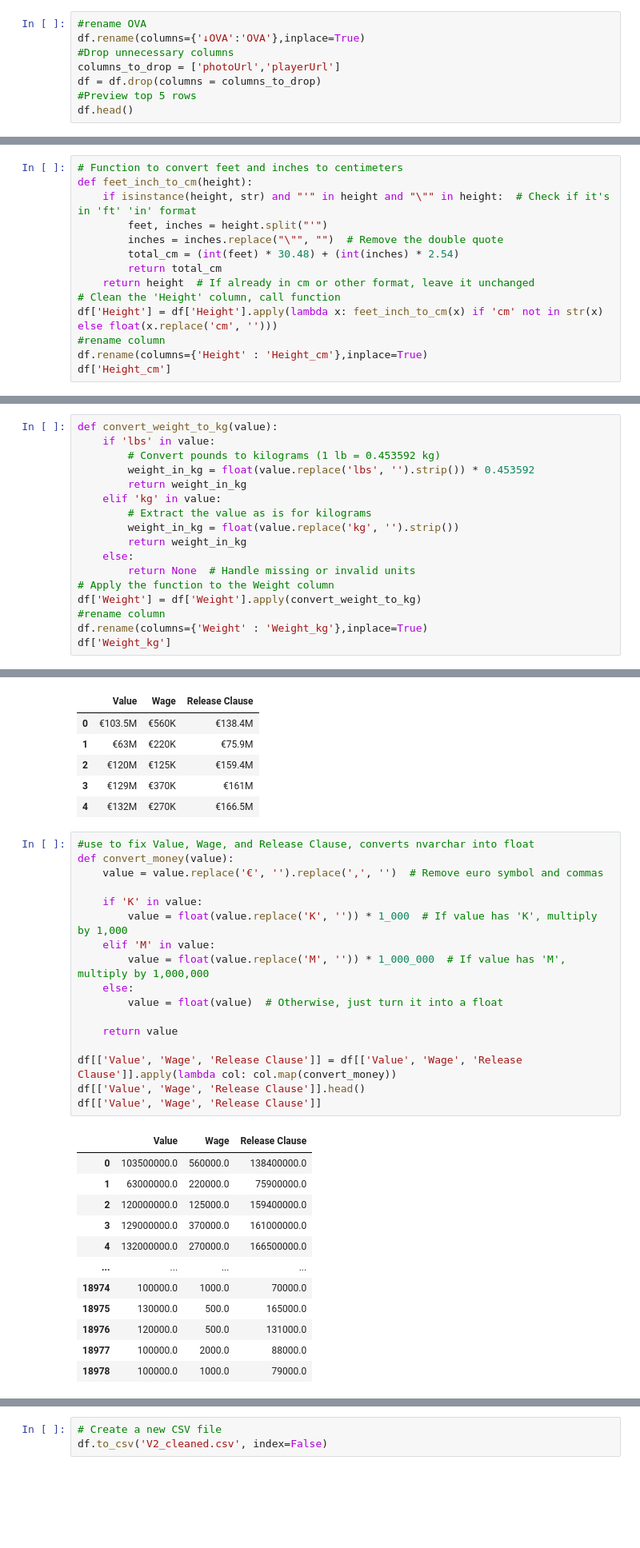
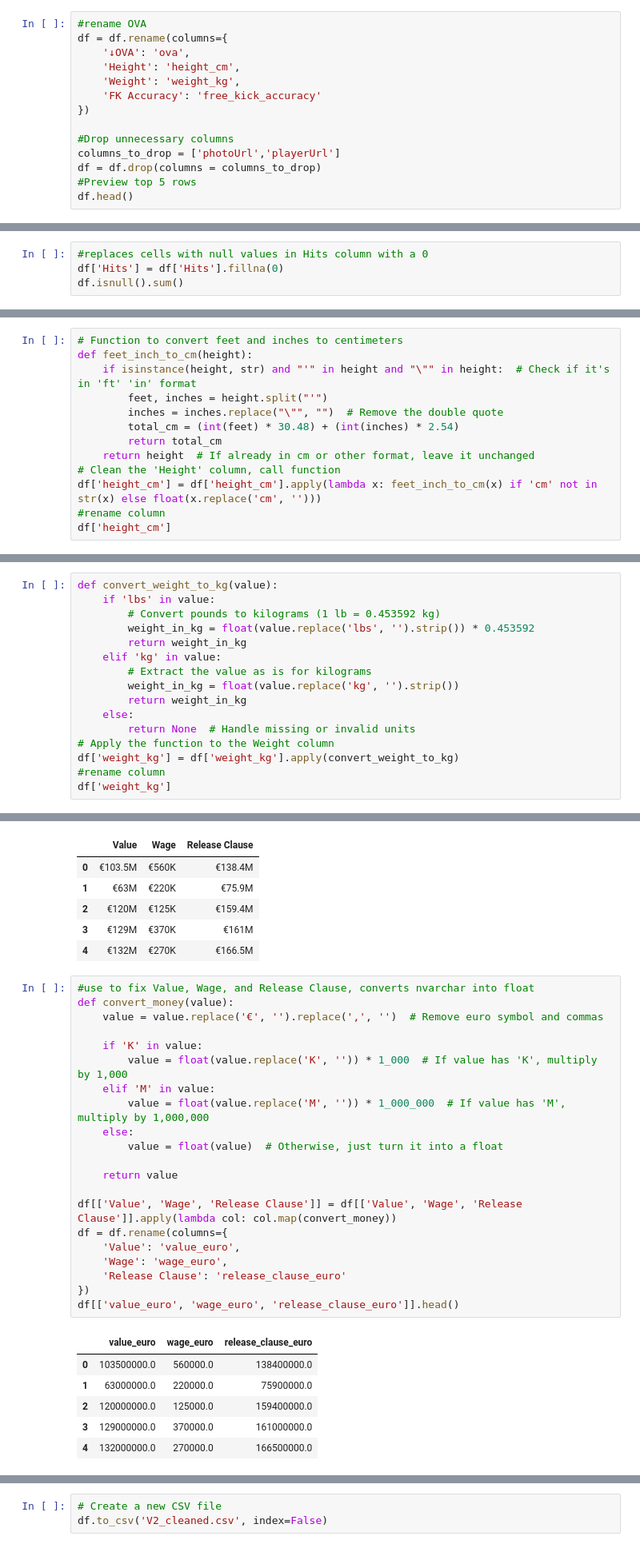
Before and after one commit to thusvang/fifa-21-raw-cleaning-python, a Jupyter notebook: v2 cleaning.ipynb, the cells around one changed output, grey strips where cells are left out. Shown: that part at 80% size. Drawn from its saved outputs; the diff is of its cells as text; blank space fills up the shorter version.

```diff
--- a/v2 cleaning.ipynb
+++ b/v2 cleaning.ipynb
@@ -22,7 +22,13 @@ df.head()
 5 rows × 77 columns
 # %%
 #rename OVA
-df.rename(columns={'↓OVA':'OVA'},inplace=True)
+df = df.rename(columns={
+    '↓OVA': 'ova',
+    'Height': 'height_cm',
+    'Weight': 'weight_kg',
+    'FK Accuracy': 'free_kick_accuracy'
+})
+
 #Drop unnecessary columns
 columns_to_drop = ['photoUrl','playerUrl']
 df = df.drop(columns = columns_to_drop)
@@ -49,0 +70,4 @@ np.int64(0)
+# %%
+#replaces cells with null values in Hits column with a 0
+df['Hits'] = df['Hits'].fillna(0)
+df.isnull().sum()
@@ -68,10 +105,9 @@ def feet_inch_to_cm(height):
         return total_cm
     return height  # If already in cm or other format, leave it unchanged
 # Clean the 'Height' column, call function
-df['Height'] = df['Height'].apply(lambda x: feet_inch_to_cm(x) if 'cm' not in str(x) else float(x.replace('cm', '')))
+df['height_cm'] = df['height_cm'].apply(lambda x: feet_inch_to_cm(x) if 'cm' not in str(x) else float(x.replace('cm', '')))
 #rename column
-df.rename(columns={'Height' : 'Height_cm'},inplace=True)
-df['Height_cm']
+df['height_cm']
 # %% [output]
 0        170.0
 1        187.0
@@ -98,10 +134,9 @@ def convert_weight_to_kg(value):
     else:
         return None  # Handle missing or invalid units
 # Apply the function to the Weight column
-df['Weight'] = df['Weight'].apply(convert_weight_to_kg)
+df['weight_kg'] = df['weight_kg'].apply(convert_weight_to_kg)
 #rename column
-df.rename(columns={'Weight' : 'Weight_kg'},inplace=True)
-df['Weight_kg']
+df['weight_kg']
 # %% [output]
 0        72.0
 1        83.0
@@ -127,30 +162,28 @@ df[['Value', 'Wage', 'Release Clause']].head()
 # %%
 #use to fix Value, Wage, and Release Clause, converts nvarchar into float
 def convert_money(value):
     value = value.replace('€', '').replace(',', '')  # Remove euro symbol and commas
 
     if 'K' in value:
         value = float(value.replace('K', '')) * 1_000  # If value has 'K', multiply by 1,000
     elif 'M' in value:
         value = float(value.replace('M', '')) * 1_000_000  # If value has 'M', multiply by 1,000,000
     else:
         value = float(value)  # Otherwise, just turn it into a float
 
     return value
 
 df[['Value', 'Wage', 'Release Clause']] = df[['Value', 'Wage', 'Release Clause']].apply(lambda col: col.map(convert_money))
-df[['Value', 'Wage', 'Release Clause']].head()
-df[['Value', 'Wage', 'Release Clause']]
+df = df.rename(columns={
+    'Value': 'value_euro',
+    'Wage': 'wage_euro',
+    'Release Clause': 'release_clause_euro'
+})
+df[['value_euro', 'wage_euro', 'release_clause_euro']].head()
 # %% [output]
-|  | Value | Wage | Release Clause |
+|  | value_euro | wage_euro | release_clause_euro |
 | 0 | 103500000.0 | 560000.0 | 138400000.0 |
 | 1 | 63000000.0 | 220000.0 | 75900000.0 |
 | 2 | 120000000.0 | 125000.0 | 159400000.0 |
 | 3 | 129000000.0 | 370000.0 | 161000000.0 |
 | 4 | 132000000.0 | 270000.0 | 166500000.0 |
-| ... | ... | ... | ... |
-| 18974 | 100000.0 | 1000.0 | 70000.0 |
-| 18975 | 130000.0 | 500.0 | 165000.0 |
-| 18976 | 120000.0 | 500.0 | 131000.0 |
-| 18977 | 100000.0 | 2000.0 | 88000.0 |
-| 18978 | 100000.0 | 1000.0 | 79000.0 |
```
Also changed, not shown: parts of 8 cells of this notebook.
